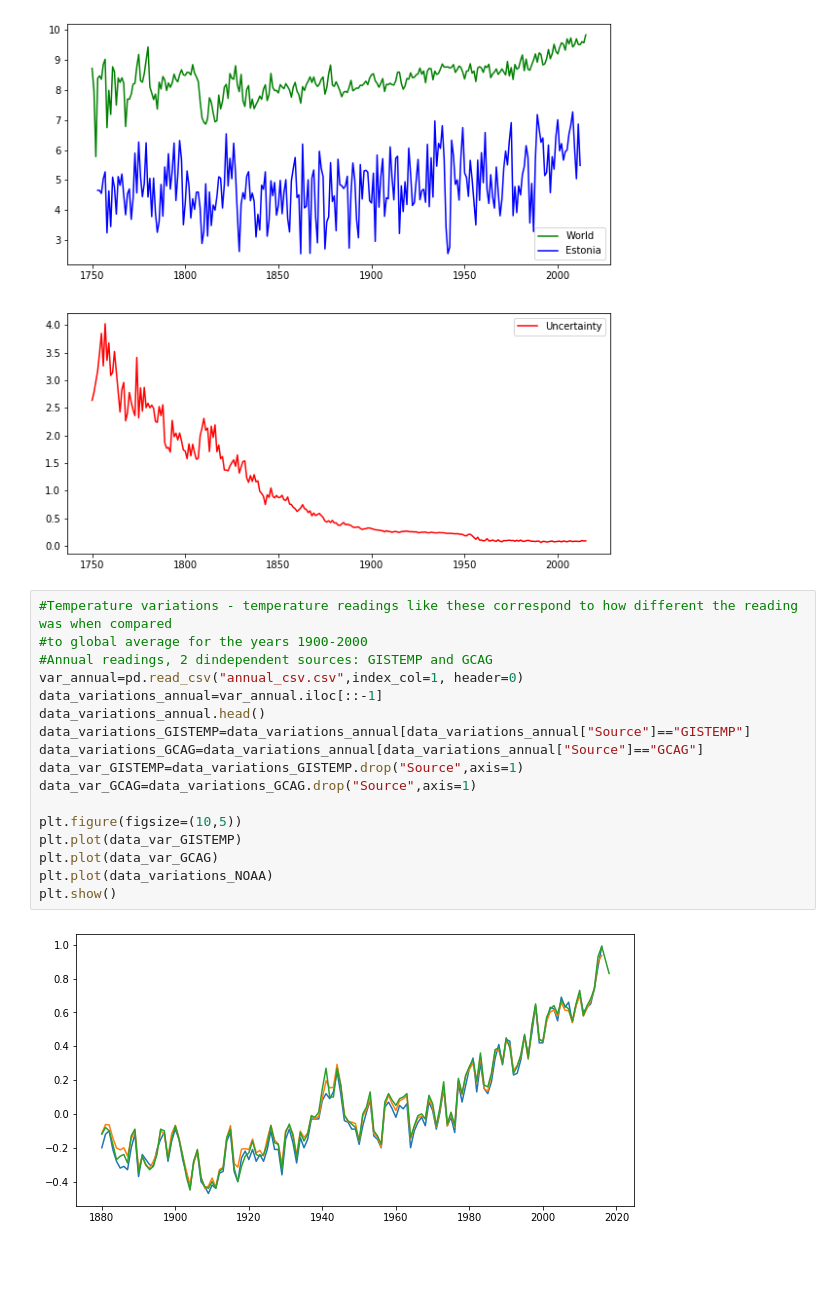
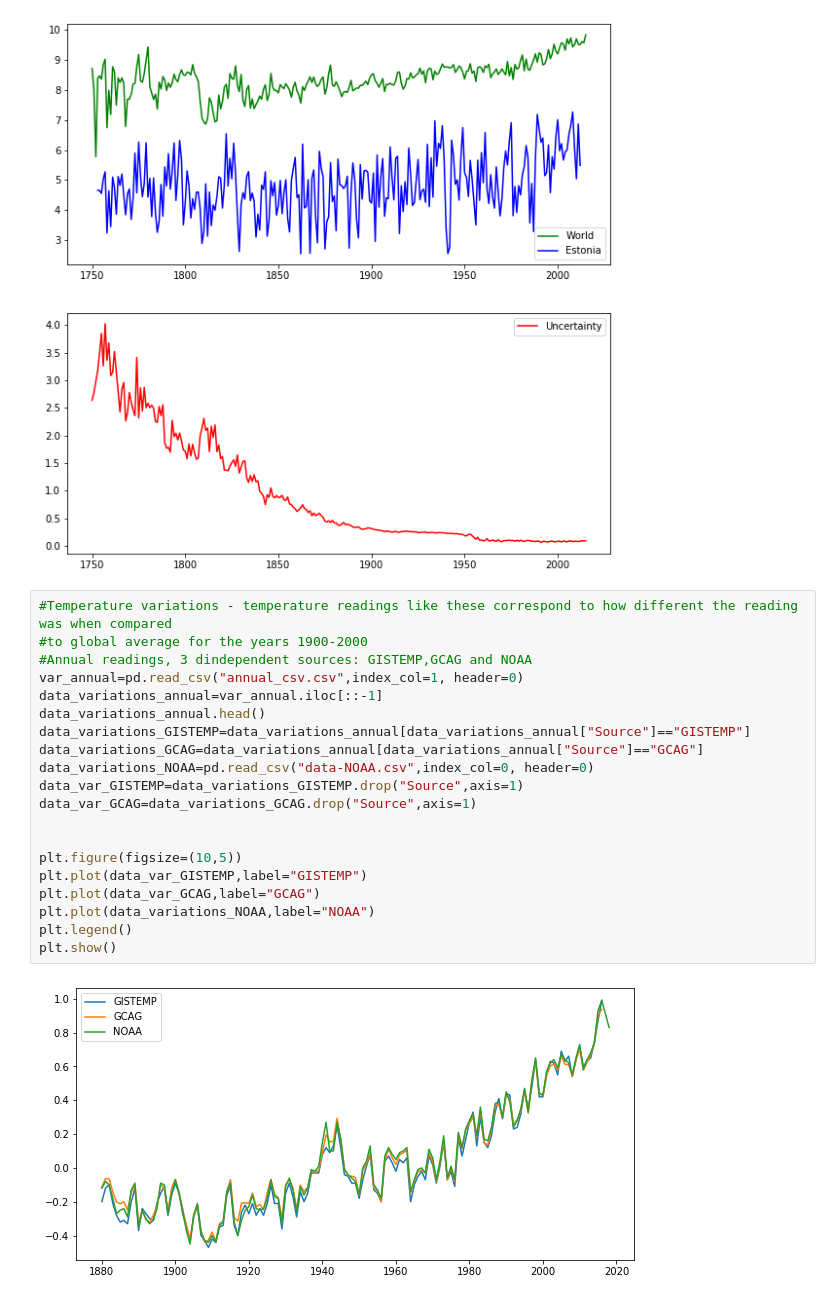
Before and after one commit to TL114/DataScience19, a Jupyter notebook: DS19.ipynb, the cells around one changed output. Saved outputs shown, nothing was run; the diff lists cells and outputs as text; blank space fills up the shorter version.

```diff
--- a/DS19.ipynb
+++ b/DS19.ipynb
@@ -54,19 +68,22 @@ plt.show()
 # %%
 #Temperature variations - temperature readings like these correspond to how different the reading was when compared
 #to global average for the years 1900-2000
-#Annual readings, 2 dindependent sources: GISTEMP and GCAG
+#Annual readings, 3 dindependent sources: GISTEMP,GCAG and NOAA
 var_annual=pd.read_csv("annual_csv.csv",index_col=1, header=0)
 data_variations_annual=var_annual.iloc[::-1]
 data_variations_annual.head()
 data_variations_GISTEMP=data_variations_annual[data_variations_annual["Source"]=="GISTEMP"]
 data_variations_GCAG=data_variations_annual[data_variations_annual["Source"]=="GCAG"]
+data_variations_NOAA=pd.read_csv("data-NOAA.csv",index_col=0, header=0)
 data_var_GISTEMP=data_variations_GISTEMP.drop("Source",axis=1)
 data_var_GCAG=data_variations_GCAG.drop("Source",axis=1)
 
+
 plt.figure(figsize=(10,5))
-plt.plot(data_var_GISTEMP)
-plt.plot(data_var_GCAG)
-plt.plot(data_variations_NOAA)
+plt.plot(data_var_GISTEMP,label="GISTEMP")
+plt.plot(data_var_GCAG,label="GCAG")
+plt.plot(data_variations_NOAA,label="NOAA")
+plt.legend()
 plt.show()
 # %% [output]
-[figure, old version]
+[figure, new version]
```
Also changed, not shown: parts of 4 cells of this notebook, 1 other file.
